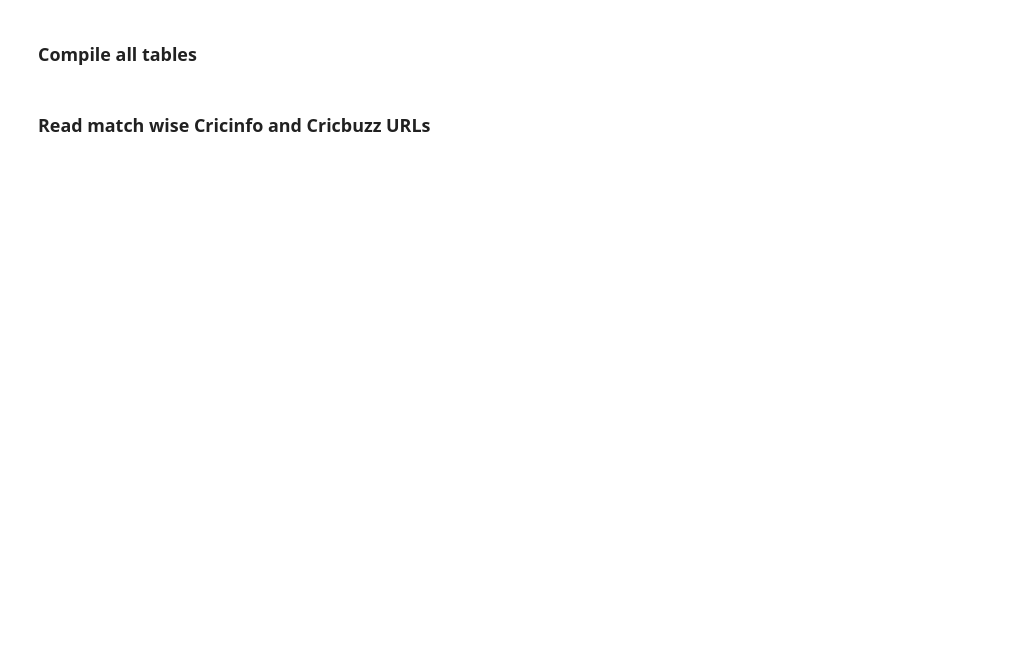
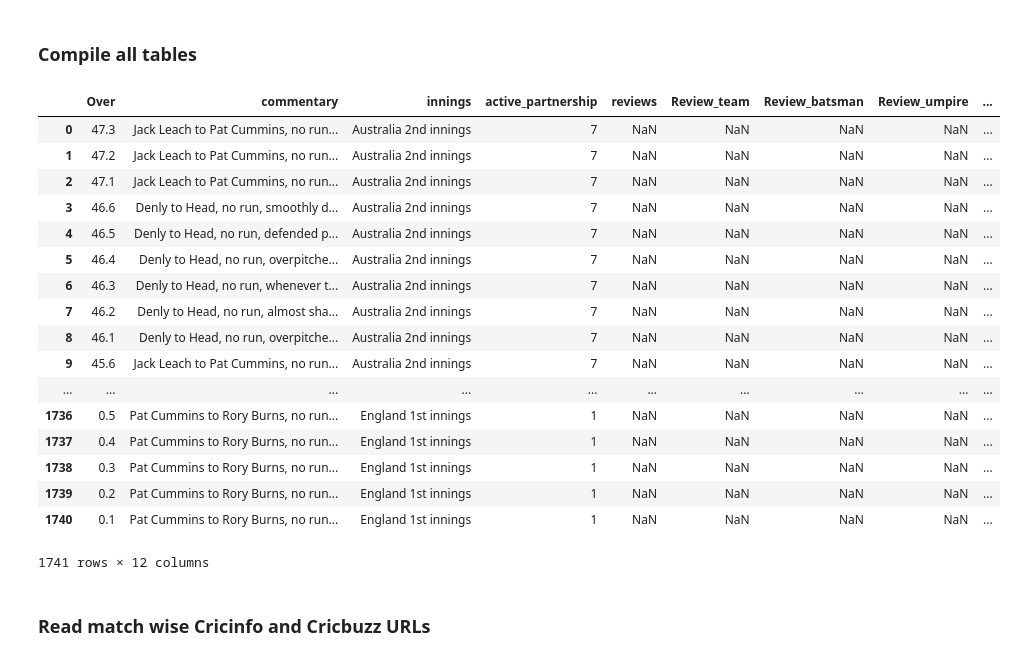
Before and after one commit to kishan19/KishanDS-Initiatives, a Jupyter notebook: Cricket/DRS_WTC_debug.ipynb, the cells around one changed output. Cells and saved outputs as stored; diff of their text form; code cells hidden in the pictures; blank space fills up the shorter version.

```diff
--- a/Cricket/DRS_WTC_debug.ipynb
+++ b/Cricket/DRS_WTC_debug.ipynb
@@ -195,0 +262,4 @@ inngs_breaks
+# %%
+innings_fow_df.reset_index(inplace=True,drop=True)
+
+innings_fow_df
@@ -206,15 +294,44 @@ inngs_breaks
 #     urllist.append('https://www.espncricinfo.com'+link['href'])
 # pd.DataFrame(urllist).to_csv('url.csv')
 # %%
-innings_state=pd.merge(cricbuzz_commentary_df,innings_fow_df,on=['innings','Over'],how='left').ffill()
-last_fow_idx=min(innings_state[~pd.isnull(innings_state.active_partnership)].index)
-##Process FOW for innings which were declared or not all out or won
-if last_fow_idx>=1:
-    last_fow_val=(innings_state[~pd.isnull(innings_state.active_partnership)]['active_partnership'])[last_fow_idx]+1
-    innings_state.loc[0:last_fow_idx-1]['active_partnership']=last_fow_val
-reviews_match=pd.merge(innings_state,idf,how='left')
-reviews_match.fillna('',inplace=True)
-reviews_match['match']=cricbuzz_match_url.split('/')[-1]
-reviews_match
+innings_state=pd.merge(cricbuzz_commentary_df,innings_fow_df,on=['Over','innings'],how='left')
+#last_fow_idx=min(innings_state[~pd.isnull(innings_state.active_partnership)].index)
+# ##Process FOW for innings which were declared or not all out or won
+# if last_fow_idx>=1:
+#     last_fow_val=(innings_state[~pd.isnull(innings_state.active_partnership)]['active_partnership'])[last_fow_idx]+1
+#     innings_state.loc[0:last_fow_idx-1]['active_partnership']=last_fow_val
+# reviews_match=pd.merge(innings_state,innings_df,how='left')
+# reviews_match.fillna('',inplace=True)
+# reviews_match['match']=cricbuzz_match_url.split('/')[-1]
+# reviews_match
 
-reviews_match.to_csv('data/reviews_match_{0}.csv'.format(cricbuzz_match_url.split('/')[-1]),index=False)
+# reviews_match.to_csv('data/reviews_match_{0}.csv'.format(cricbuzz_match_url.split('/')[-1]),index=False)
+# %%
+is_active=innings_state.groupby(['innings']).ffill()
+# %%
+innings_state['active_partnership']=is_active['active_partnership']
+# %%
+
+
+reviews_match=pd.merge(innings_state,innings_df,how='left')
+
+reviews_match
+# %% [output]
+|  | Over | commentary | innings | active_partnership | reviews | Review_team | Review_batsman | Review_umpire | ... |
+| 0 | 47.3 | Jack Leach to Pat Cummins, no run... | Australia 2nd innings | 7 | NaN | NaN | NaN | NaN | ... |
+| 1 | 47.2 | Jack Leach to Pat Cummins, no run... | Australia 2nd innings | 7 | NaN | NaN | NaN | NaN | ... |
+| 2 | 47.1 | Jack Leach to Pat Cummins, no run... | Australia 2nd innings | 7 | NaN | NaN | NaN | NaN | ... |
+| 3 | 46.6 | Denly to Head, no run, smoothly d... | Australia 2nd innings | 7 | NaN | NaN | NaN | NaN | ... |
+| 4 | 46.5 | Denly to Head, no run, defended p... | Australia 2nd innings | 7 | NaN | NaN | NaN | NaN | ... |
+| 5 | 46.4 | Denly to Head, no run, overpitche... | Australia 2nd innings | 7 | NaN | NaN | NaN | NaN | ... |
+| 6 | 46.3 | Denly to Head, no run, whenever t... | Australia 2nd innings | 7 | NaN | NaN | NaN | NaN | ... |
+| 7 | 46.2 | Denly to Head, no run, almost sha... | Australia 2nd innings | 7 | NaN | NaN | NaN | NaN | ... |
+| 8 | 46.1 | Denly to Head, no run, overpitche... | Australia 2nd innings | 7 | NaN | NaN | NaN | NaN | ... |
+| 9 | 45.6 | Jack Leach to Pat Cummins, no run... | Australia 2nd innings | 7 | NaN | NaN | NaN | NaN | ... |
+| ... | ... | ... | ... | ... | ... | ... | ... | ... | ... |
+| 1736 | 0.5 | Pat Cummins to Rory Burns, no run... | England 1st innings | 1 | NaN | NaN | NaN | NaN | ... |
+| 1737 | 0.4 | Pat Cummins to Rory Burns, no run... | England 1st innings | 1 | NaN | NaN | NaN | NaN | ... |
+| 1738 | 0.3 | Pat Cummins to Rory Burns, no run... | England 1st innings | 1 | NaN | NaN | NaN | NaN | ... |
+| 1739 | 0.2 | Pat Cummins to Rory Burns, no run... | England 1st innings | 1 | NaN | NaN | NaN | NaN | ... |
+| 1740 | 0.1 | Pat Cummins to Rory Burns, no run... | England 1st innings | 1 | NaN | NaN | NaN | NaN | ... |
+1741 rows × 12 columns
```
Also changed, not shown: parts of 32 cells of this notebook, 4 other files.
